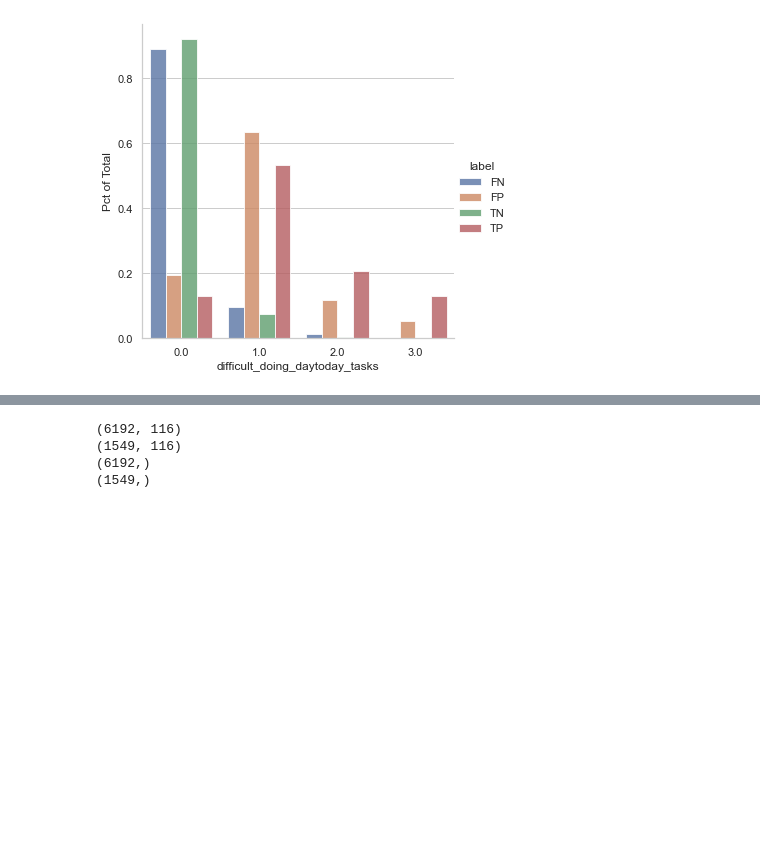
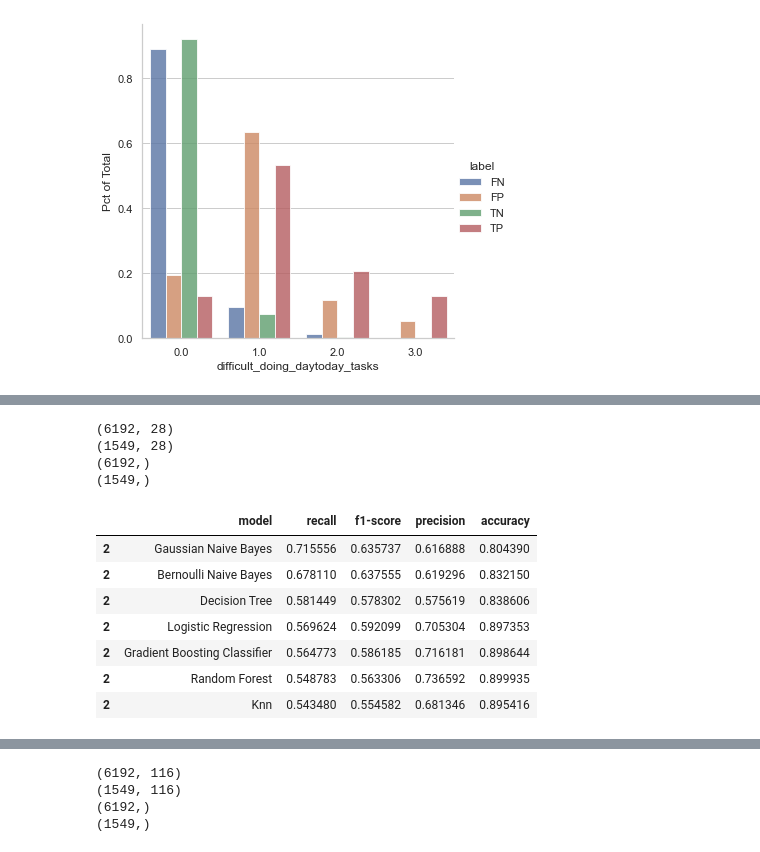
Before and after one commit to orenscarmeli/capstone210-ppd-carmeli_chari_hand_lee, a Jupyter notebook: modeling/error_analysis.ipynb, the cells around one changed output, grey strips where cells are left out. Saved outputs shown, nothing was run; the diff lists cells and outputs as text; code cells hidden in the pictures; blank space fills up the shorter version.

```diff
--- a/modeling/survey_model_final.ipynb
+++ b/modeling/error_analysis.ipynb
@@ -636,0 +697,13 @@ create_error_plots(
+# %%
+cor_columns = candidate_features.copy()
+cor_columns.append('MDD')
+
+# find columns where top feature is 0
+#df_to_use = cdc_survey_pmom[cdc_survey_pmom['feeling_down_depressed_hopeless'] == 0]
+df_to_use = cdc_survey_pmom[(cdc_survey_pmom['feeling_down_depressed_hopeless'] == 0) &
+                (cdc_survey_pmom['poor_appetitie_or_overeating'] == 0) &
+                (cdc_survey_pmom['trouble_falling_or_staying_asleep'] == 0)]
+
+correlation_matrix = df_to_use[cor_columns].corr(method='pearson')
+correlation_values_abs = abs(correlation_matrix['MDD']).sort_values(ascending=False)
+correlation_values_abs = correlation_values_abs[correlation_values_abs.notna()]
@@ -636,0 +733,33 @@ create_error_plots(
+# %%
+x_train, x_test, y_train, y_test = get_model_data(
+    original_df = cdc_survey_pmom,
+    columns = dep_screener_cols + top_additional_candidates
+)
+
+print(x_train.shape)
+print(x_test.shape)
+print(y_train.shape)
+print(y_test.shape)
+
+baseline_model, predictions = generate_models(
+    x_train,
+    y_train,
+    x_test,
+    y_test
+)
+
+baseline_model_summary = baseline_model[baseline_model['grouping'] == 'macro_avg']
+baseline_model_summary[['model','recall','f1-score','precision','accuracy']]
+# %% [output]
+(6192, 28)
+(1549, 28)
+(6192,)
+(1549,)
+|  | model | recall | f1-score | precision | accuracy |
+| 2 | Gaussian Naive Bayes | 0.715556 | 0.635737 | 0.616888 | 0.804390 |
+| 2 | Bernoulli Naive Bayes | 0.678110 | 0.637555 | 0.619296 | 0.832150 |
+| 2 | Decision Tree | 0.581449 | 0.578302 | 0.575619 | 0.838606 |
+| 2 | Logistic Regression | 0.569624 | 0.592099 | 0.705304 | 0.897353 |
+| 2 | Gradient Boosting Classifier | 0.564773 | 0.586185 | 0.716181 | 0.898644 |
+| 2 | Random Forest | 0.548783 | 0.563306 | 0.736592 | 0.899935 |
+| 2 | Knn | 0.543480 | 0.554582 | 0.681346 | 0.895416 |
```
Also changed, not shown: parts of 27 cells of this notebook.
